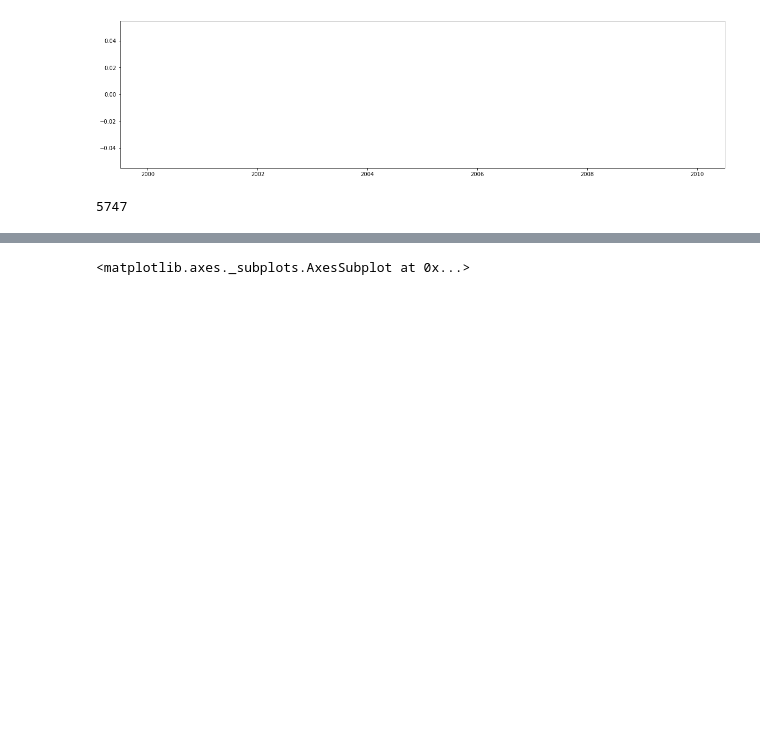
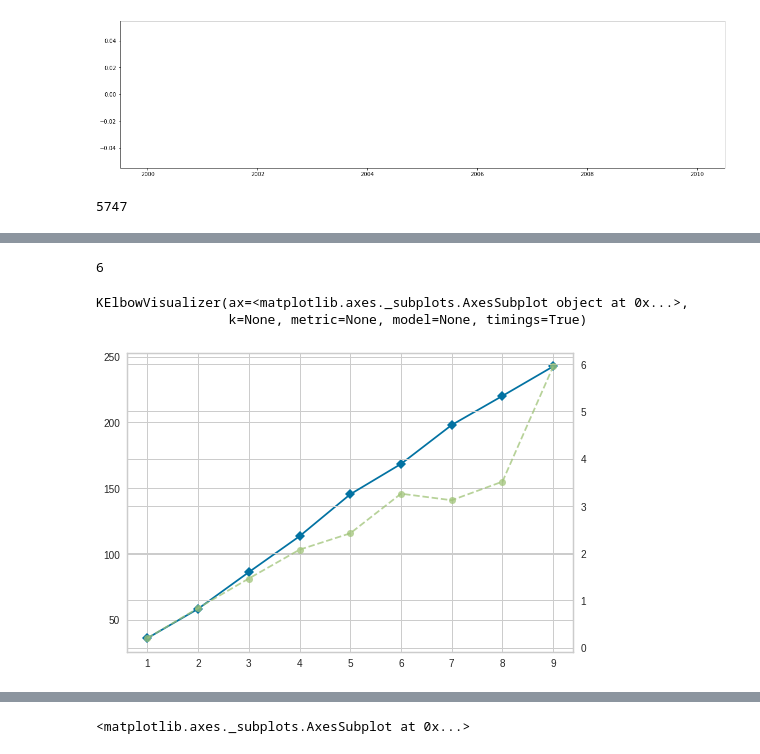
Before and after one commit to chojaeyoon/404, a Jupyter notebook: 식민지/멤제이/LG_EDA(사용시간_패턴).ipynb, the cells around one changed output, grey strips where cells are left out. Cells and saved outputs as stored; diff of their text form; code cells hidden in the pictures; blank space fills up the shorter version.

```diff
--- a/식민지/멤제이/LG_EDA(사용시간_패턴).ipynb
+++ b/식민지/멤제이/LG_EDA(사용시간_패턴).ipynb
@@ -339,0 +279,12 @@ train_prob
+# %%
+temp_train = np.log(temps+1)
+temp_test = np.log(temps_test + 1)
+# %%
+train = temp_train.to_numpy().reshape(-1,1)
+test = temp_test.to_numpy().reshape(-1,1)
+# %%
+train_time_series = pd.DataFrame(robust.fit_transform(train).reshape(len(temps), -1), columns = temps.columns, index = temps.index)
+test_time_series = pd.DataFrame(robust.transform(test).reshape(len(temps_test), -1), columns = temps_test.columns, index = temps_test.index)
+# %%
+train_time_series2 = train_time_series.transpose()
+test_time_series2 = test_time_series.iloc[:129,:].transpose()
@@ -339,0 +307,4 @@ train_prob
+# %%
+train_time_series2.max().max()
+# %% [output]
+6
@@ -344,0 +324,8 @@ test_time.to_csv("테스트_err_2시간간격.csv")
+# %%
+model = KMeans()
+visualizer = KElbowVisualizer(model, k=(1,10))
+visualizer.fit(train_time_series2.values)
+# %% [output]
+KElbowVisualizer(ax=<matplotlib.axes._subplots.AxesSubplot object at 0x...>,
+                 k=None, metric=None, model=None, timings=True)
+[figure, added]
```
Also changed, not shown: parts of 21 cells of this notebook, 1 other file.
